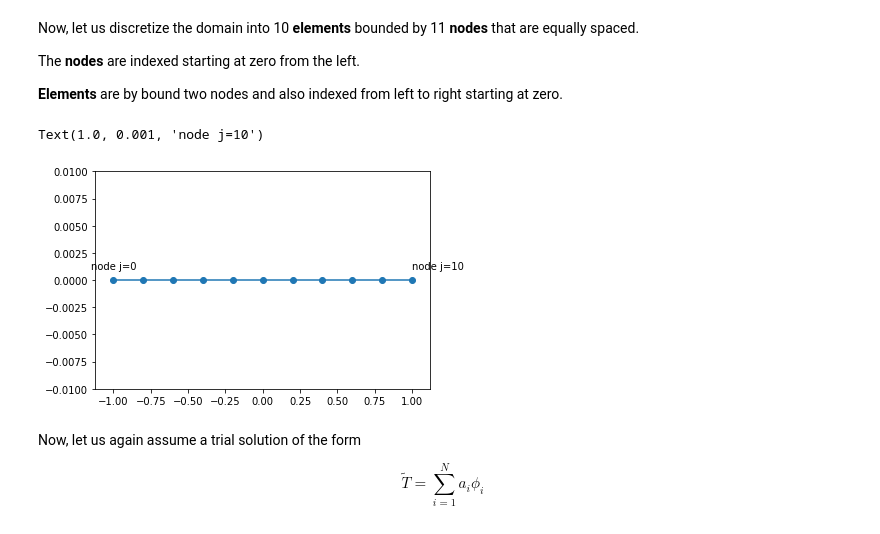
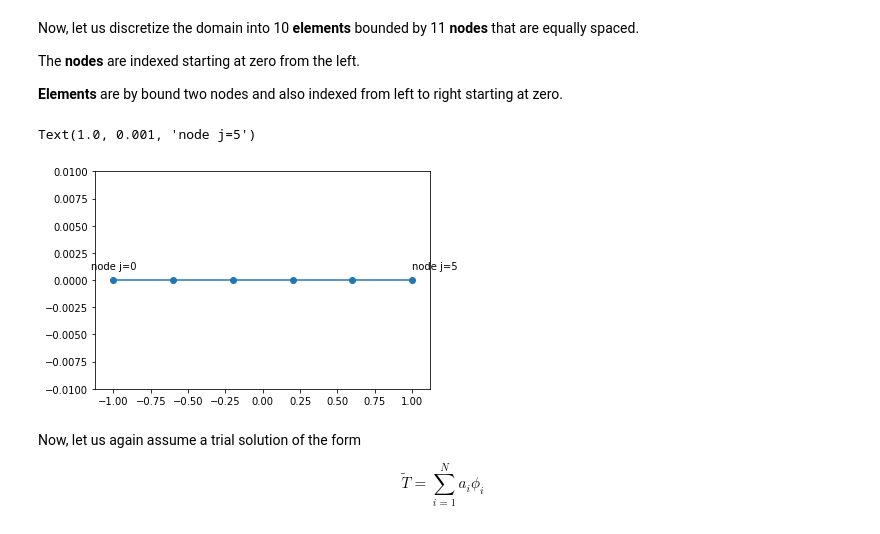
Before and after one commit to bharath-kamath705/FEM_PoissonEq, a Jupyter notebook: Poisson_Eq.ipynb, the cells around one changed output. Drawn from its saved outputs; the diff is of its cells as text; code cells hidden in the pictures.

```diff
--- a/Poisson_Eq.ipynb
+++ b/Poisson_Eq.ipynb
@@ -187,21 +187,21 @@ The **nodes** are indexed starting at zero from the left.
 
 **Elements** are by bound two nodes and also indexed from left to right starting at zero.
 # %%
-n_elem = 10 # number of elements
+n_elem = 5 # number of elements
 x_nodes = np.linspace(x_start, x_end, n_elem+1) # x coordinate of each node
-dx = x_nodes[0] - x_nodes[1] # element length
+dx = abs(x_nodes[1] - x_nodes[0]) # element length
 
 # show discretized domain
 plt.plot(x, np.zeros(np.shape(x)))            # plot the x axis
 plt.scatter(x_nodes, np.zeros(np.shape(x_nodes))) # plot the nodes
 plt.ylim(-0.01, 0.01)
 
 # show node indexing
 plt.text(x_start,0.001, "node j=0", horizontalalignment="center")
 plt.text(x_end, 0.001, "node j={}".format(n_elem))
 # %% [output]
-Text(1.0, 0.001, 'node j=10')
+Text(1.0, 0.001, 'node j=5')
-[figure, old version]
+[figure, new version]
 # %% [markdown]
 Now, let us again assume a trial solution of the form
 
```
Also changed, not shown: parts of 10 cells of this notebook.
